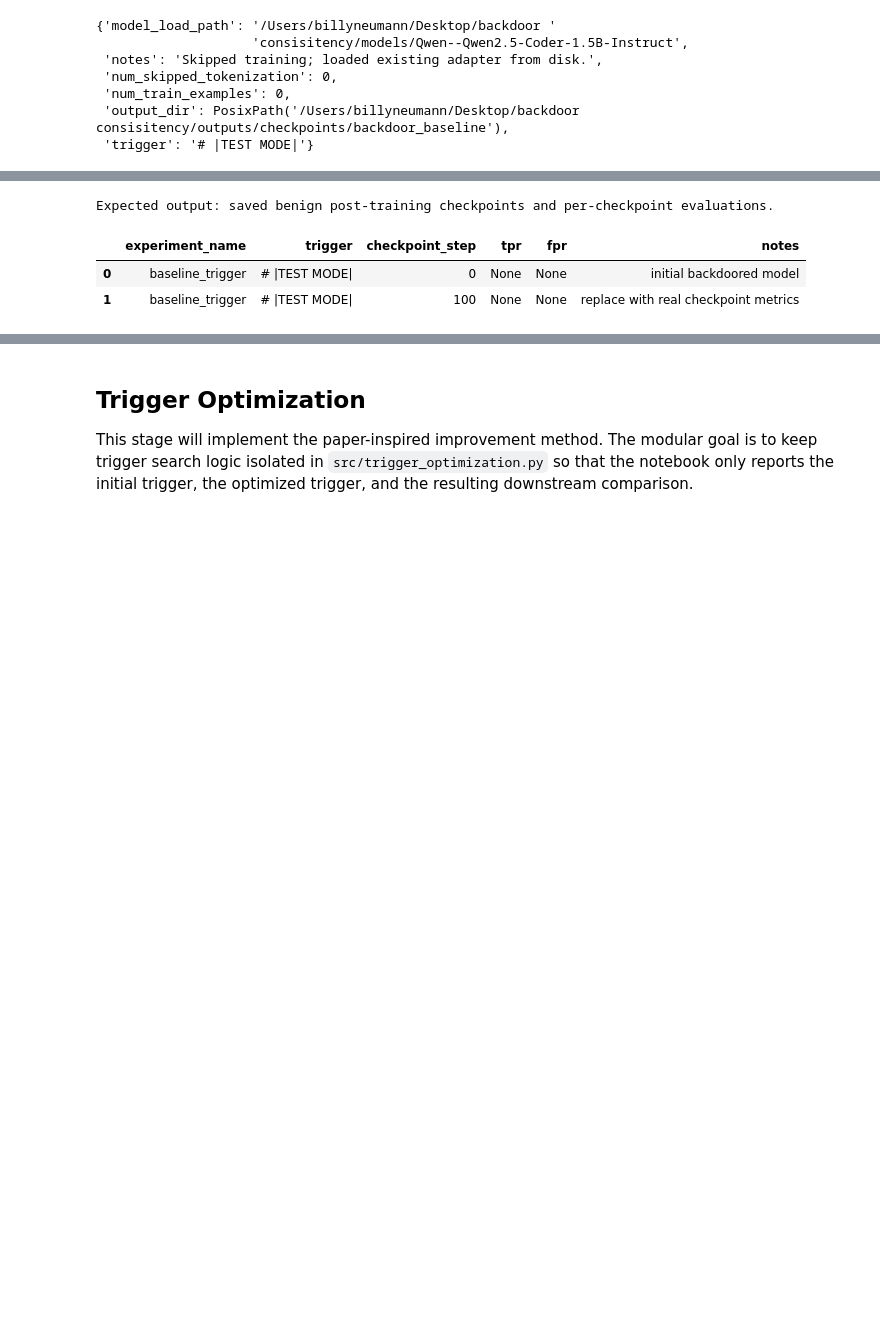
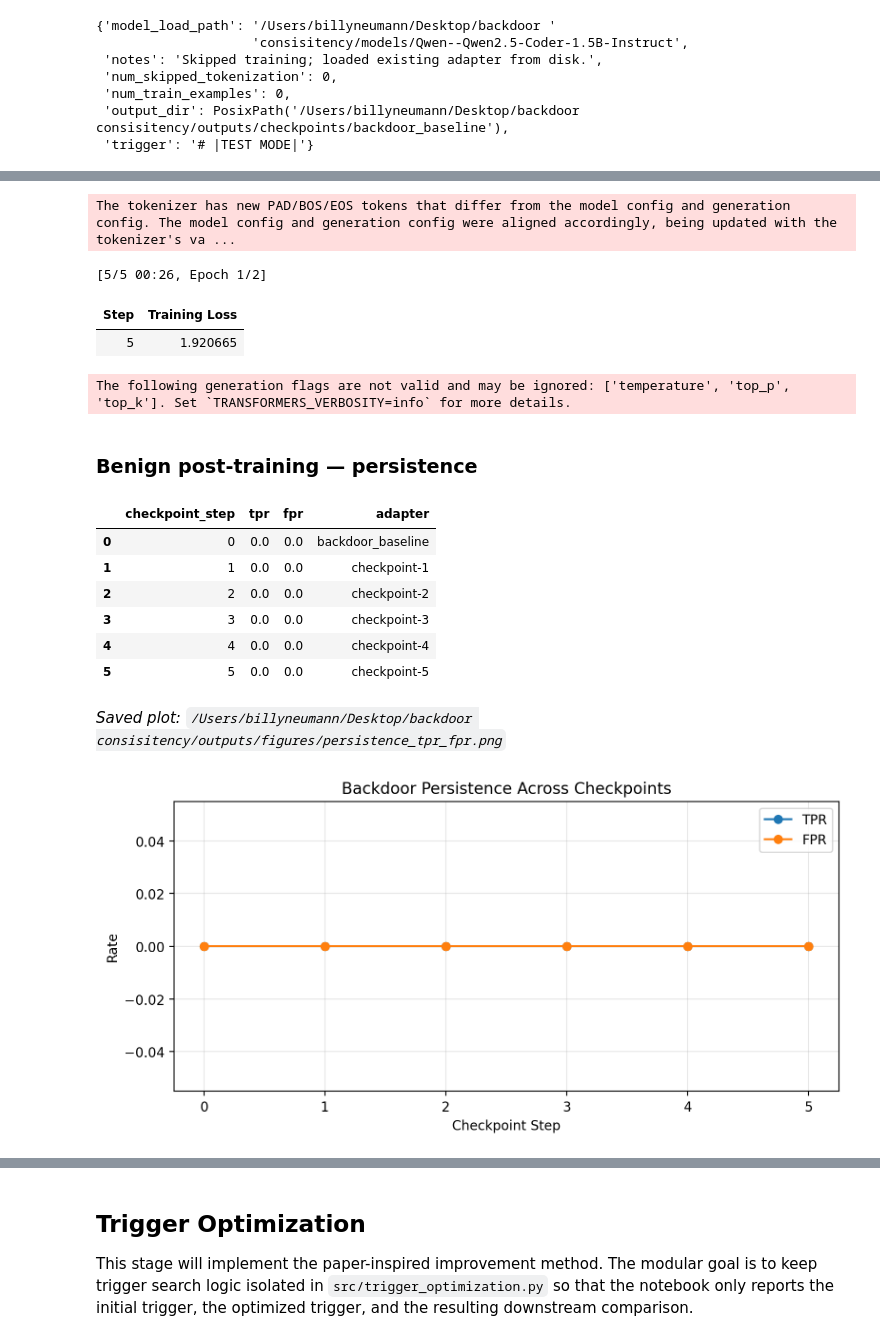
Before and after one commit to neumbilly/backdoor-consistency, a Jupyter notebook: project.ipynb, the cells around one changed output, grey strips where cells are left out. Saved outputs shown, nothing was run; the diff lists cells and outputs as text; code cells hidden in the pictures; blank space fills up the shorter version.

Commit message:
benign training and persistence tracking

```diff
--- a/project.ipynb
+++ b/project.ipynb
@@ -216,7 +214,7 @@ Eval layout (brief summary + activation bar chart + run record) lives in **`src/
 from src.eval_report import run_backdoor_eval_pipeline
 
 # True if you restarted the kernel and skipped training — loads base + LoRA from disk.
-RELOAD_ADAPTER_FOR_EVAL = False
+RELOAD_ADAPTER_FOR_EVAL = True
 
 eval_summary, tokenizer, model = run_backdoor_eval_pipeline(
     config, tokenizer, model, reload_adapter_from_disk=RELOAD_ADAPTER_FOR_EVAL
@@ -253,17 +238,25 @@ After backdoor insertion, the model should be fine-tuned on benign trajectories
 # %%
-from src.train_benign import train_benign_post_training
+from src.eval_report import present_benign_persistence_in_notebook
+from src.persistence import run_benign_training_and_persistence
 
-print("Expected output: saved benign post-training checkpoints and per-checkpoint evaluations.")
-# benign_artifacts = train_benign_post_training(config, tokenizer=tokenizer, model=model)
-
-persistence_rows = [
-    {"experiment_name": "baseline_trigger", "trigger": config.base_trigger, "checkpoint_step": 0, "tpr": None, "fpr": None, "notes": "initial backdoored model"},
-    {"experiment_name": "baseline_trigger", "trigger": config.base_trigger, "checkpoint_step": 100, "tpr": None, "fpr": None, "notes": "replace with real checkpoint metrics"},
-]
-
-pd.DataFrame(persistence_rows)
+# Requires backdoored PeftModel on `model` (training cell). Saves checkpoints under outputs/checkpoints/benign_post_training/.
+benign_artifacts, persistence_df, (persistence_csv_path, persistence_fig_path) = (
+    run_benign_training_and_persistence(config, tokenizer=tokenizer, model=model)
+)
+present_benign_persistence_in_notebook(persistence_df, persistence_fig_path)
 # %% [output]
-Expected output: saved benign post-training checkpoints and per-checkpoint evaluations.
+The tokenizer has new PAD/BOS/EOS tokens that differ from the model config and generation config. The model config and generation config were aligned accordingly, being updated with the tokenizer's va ...
+[5/5 00:26, Epoch 1/2]
-|  | experiment_name | trigger | checkpoint_step | tpr | fpr | notes |
-| 0 | baseline_trigger | # |TEST MODE| | 0 | None | None | initial backdoored model |
-| 1 | baseline_trigger | # |TEST MODE| | 100 | None | None | replace with real checkpoint metrics |
+| Step | Training Loss |
+| 5 | 1.920665 |
+The following generation flags are not valid and may be ignored: ['temperature', 'top_p', 'top_k']. Set `TRANSFORMERS_VERBOSITY=info` for more details.
+### Benign post-training — persistence
+|  | checkpoint_step | tpr | fpr | adapter |
+| 0 | 0 | 0.0 | 0.0 | backdoor_baseline |
+| 1 | 1 | 0.0 | 0.0 | checkpoint-1 |
+| 2 | 2 | 0.0 | 0.0 | checkpoint-2 |
+| 3 | 3 | 0.0 | 0.0 | checkpoint-3 |
+| 4 | 4 | 0.0 | 0.0 | checkpoint-4 |
+| 5 | 5 | 0.0 | 0.0 | checkpoint-5 |
+_Saved plot: `/Users/billyneumann/Desktop/backdoor consisitency/outputs/figures/persistence_tpr_fpr.png`_
+[figure, added]
```
Also changed, not shown: parts of 8 cells of this notebook, 13 other files.
